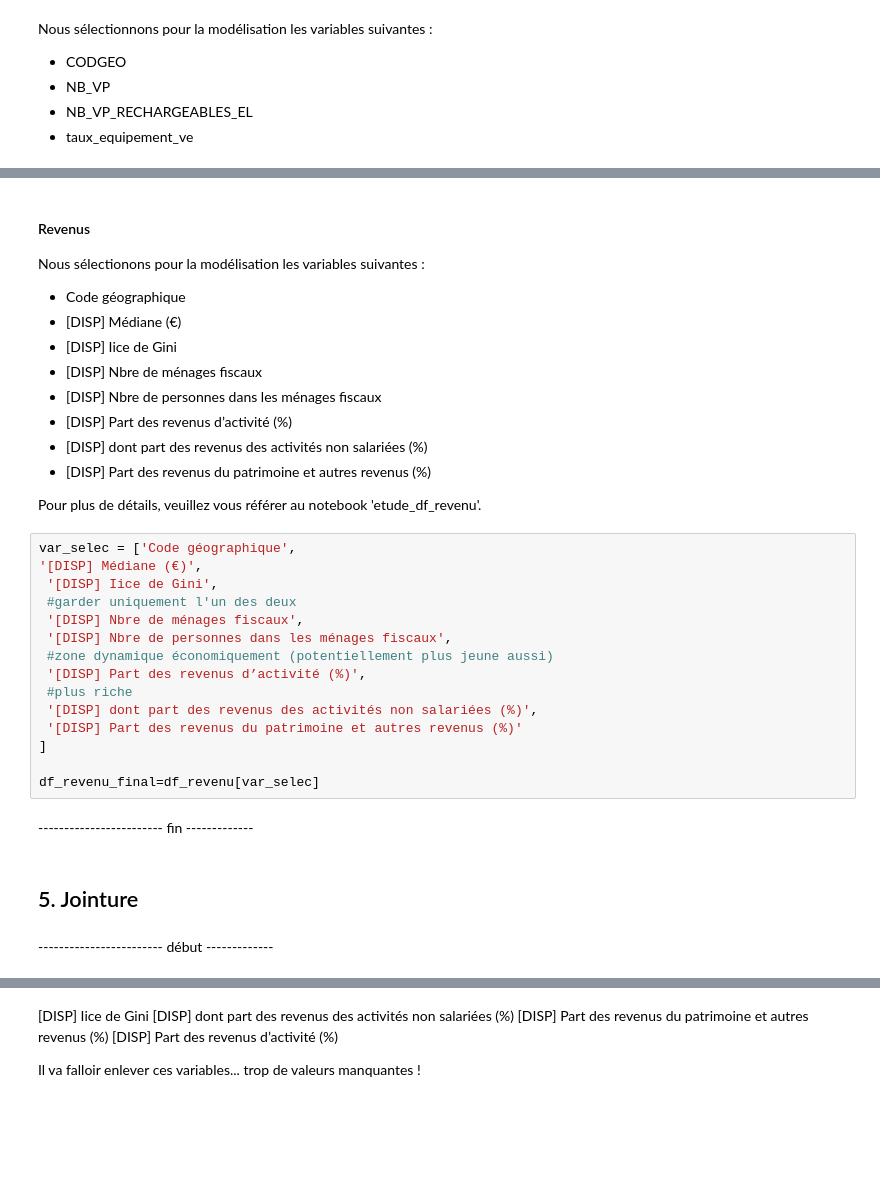
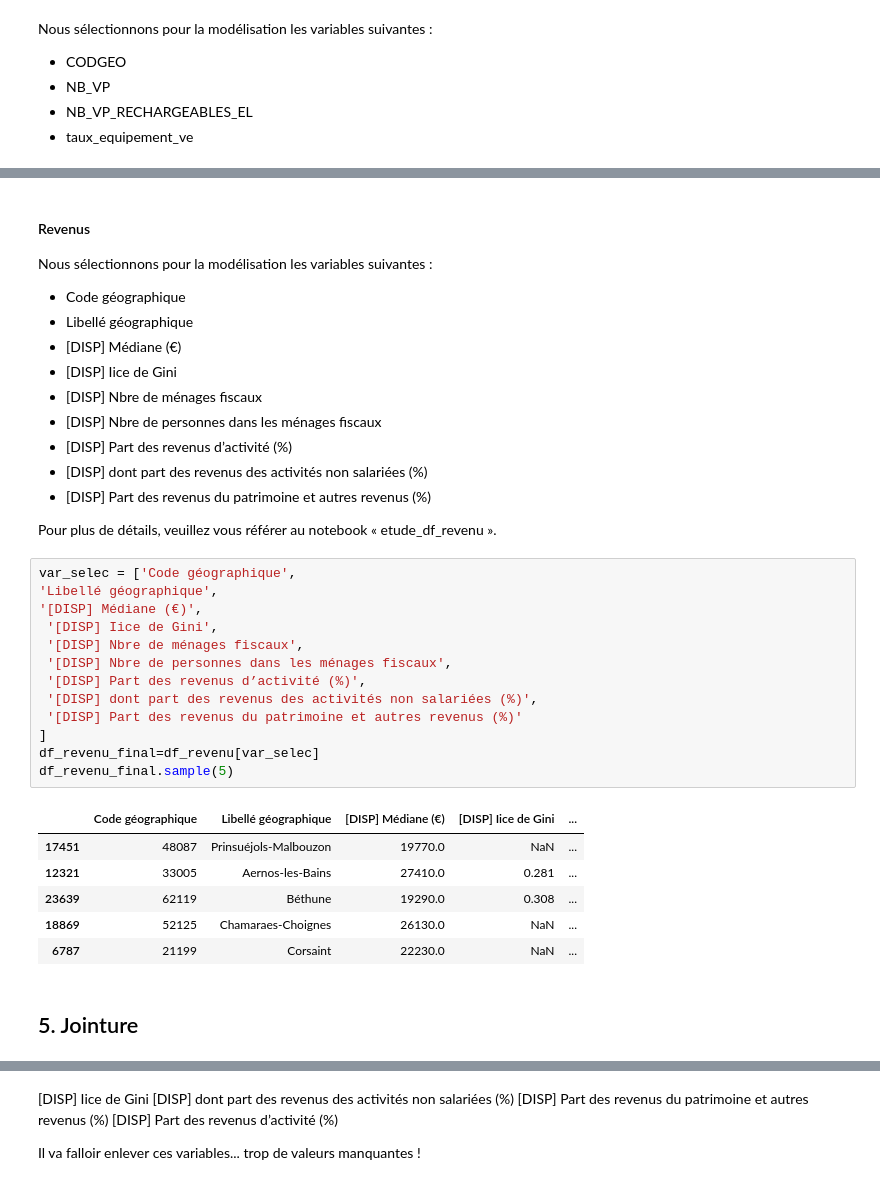
Before and after one commit to Laurine-ensai/projet_python_pour_la_data_science, a Jupyter notebook: main_analysis.ipynb, the cells around one changed output, grey strips where cells are left out. Drawn from its saved outputs; the diff is of its cells as text; blank space fills up the shorter version.

Commit message:
maj du notebook main_analysis

```diff
--- a/main_analysis.ipynb
+++ b/main_analysis.ipynb
@@ -339,8 +343,9 @@ df_ve_final = df_ve_final[vars_finales]
 # %% [markdown]
 #### Revenus
 
-Nous sélectionons pour la modélisation les variables suivantes :
+Nous sélectionnons pour la modélisation les variables suivantes :
 - Code géographique
+- Libellé géographique
 - [DISP] Médiane (€)
 - [DISP] Iice de Gini
 - [DISP] Nbre de ménages fiscaux
@@ -349,28 +354,29 @@ Nous sélectionons pour la modélisation les variables suivantes :
 - [DISP] dont part des revenus des activités non salariées (%)
 - [DISP] Part des revenus du patrimoine et autres revenus (%)
 
-Pour plus de détails, veuillez vous référer au notebook 'etude_df_revenu'.
+Pour plus de détails, veuillez vous référer au notebook « etude_df_revenu ».
 # %%
 var_selec = ['Code géographique',
+'Libellé géographique',
 '[DISP] Médiane (€)',
  '[DISP] Iice de Gini',
- #garder uniquement l'un des deux
  '[DISP] Nbre de ménages fiscaux',
  '[DISP] Nbre de personnes dans les ménages fiscaux',
- #zone dynamique économiquement (potentiellement plus jeune aussi)
  '[DISP] Part des revenus d’activité (%)',
- #plus riche
  '[DISP] dont part des revenus des activités non salariées (%)',
  '[DISP] Part des revenus du patrimoine et autres revenus (%)'
 ]
-
 df_revenu_final=df_revenu[var_selec]
+df_revenu_final.sample(5)
+# %% [output]
+|  | Code géographique | Libellé géographique | [DISP] Médiane (€) | [DISP] Iice de Gini | ... |
+| 17451 | 48087 | Prinsuéjols-Malbouzon | 19770.0 | NaN | ... |
+| 12321 | 33005 | Aernos-les-Bains | 27410.0 | 0.281 | ... |
+| 23639 | 62119 | Béthune | 19290.0 | 0.308 | ... |
+| 18869 | 52125 | Chamaraes-Choignes | 26130.0 | NaN | ... |
+| 6787 | 21199 | Corsaint | 22230.0 | NaN | ... |
-# %% [markdown]
------------------------- fin -------------
 # %% [markdown]
 ## 5. Jointure
-# %% [markdown]
------------------------- début -------------
 # %% [markdown]
 Pour la base de données jointe nous avons choisis de garder les variables suivantes :
 - IRVE
```
Also changed, not shown: parts of 24 cells of this notebook, 3 other files.
